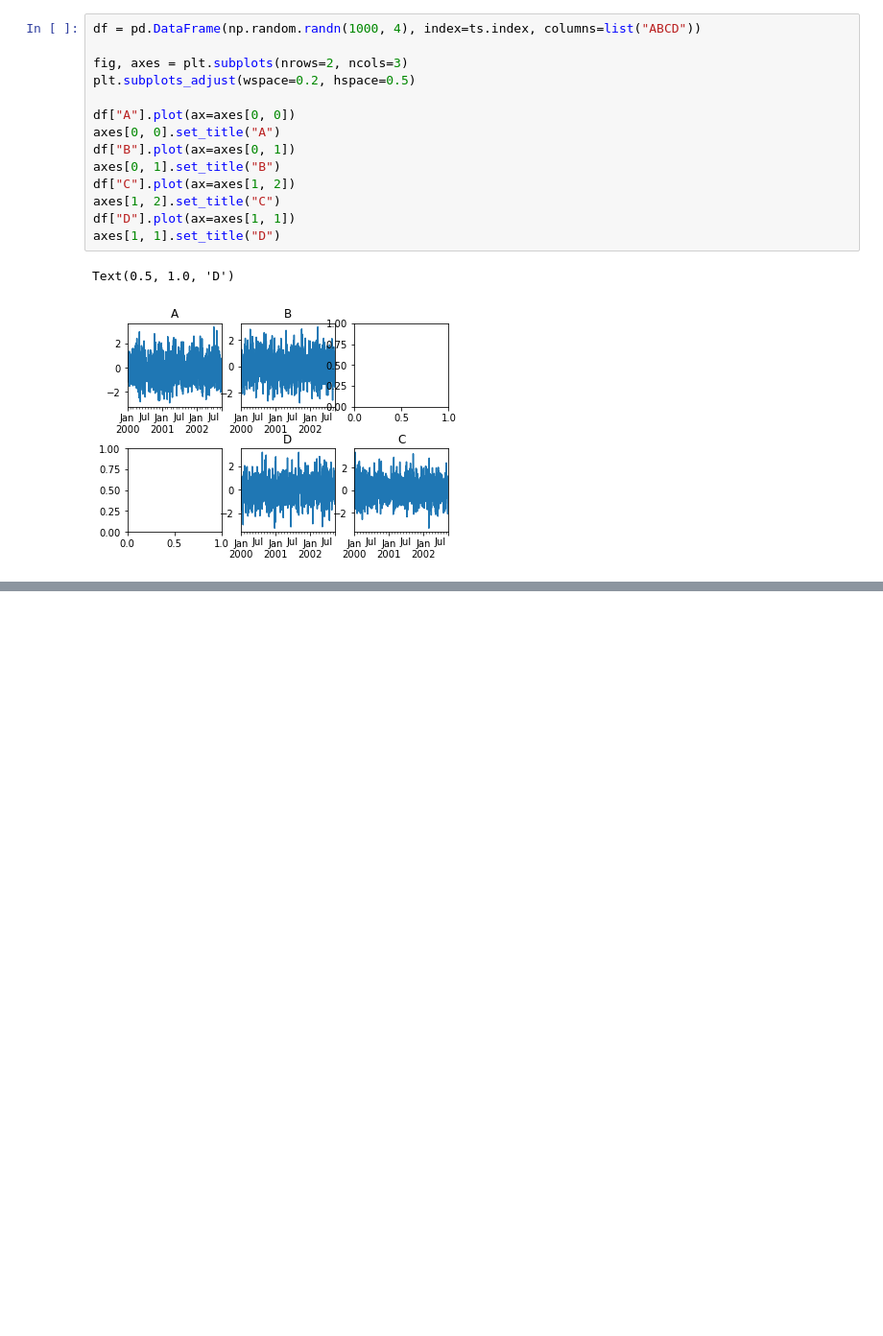
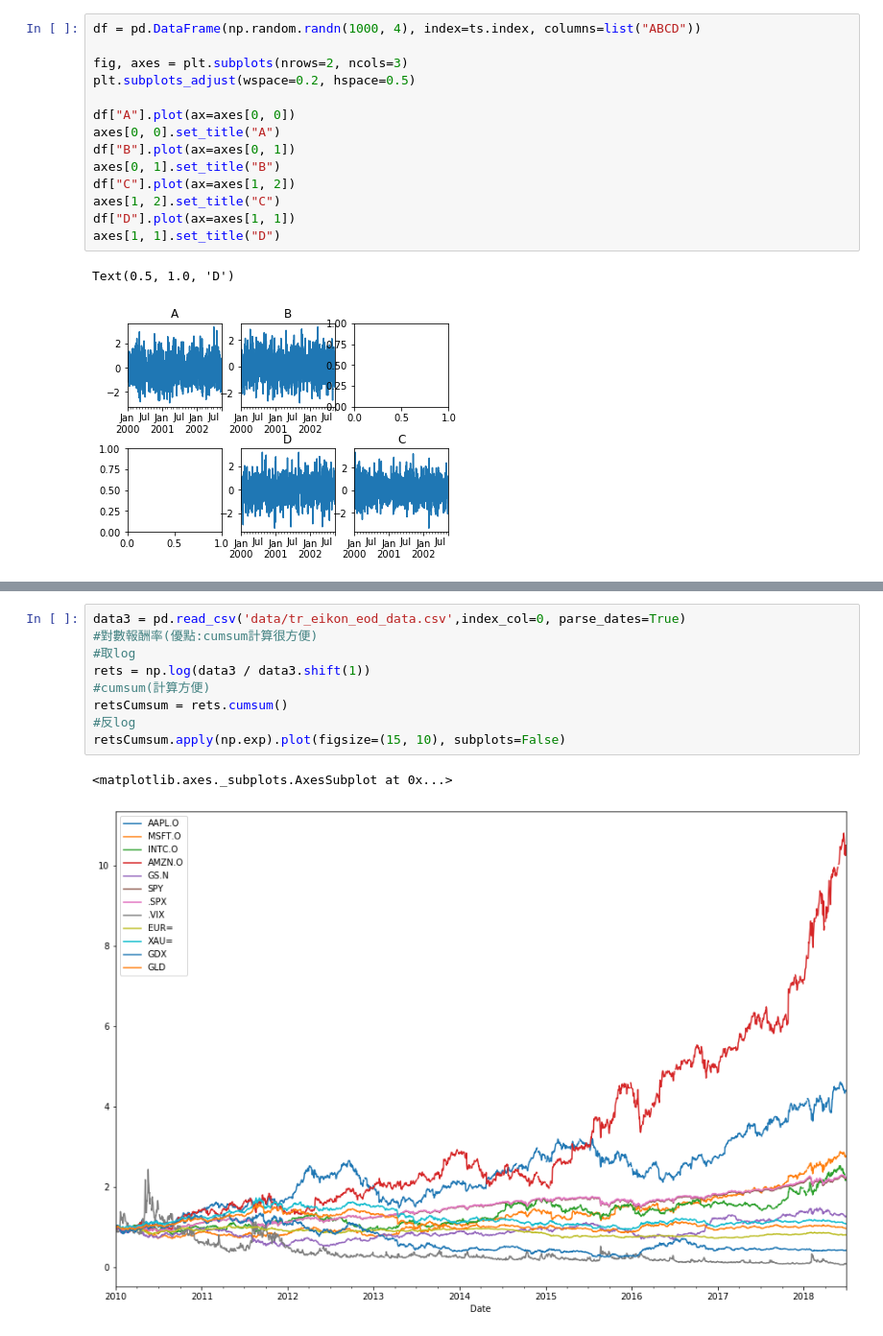
Before and after one commit to derinman/L_Python-Note, a Jupyter notebook: A02-12_Pandas Static Plot Visualization.ipynb, the cells around one changed output, grey strips where cells are left out. Shown at 96% size. Drawn from its saved outputs; the diff is of its cells as text; blank space fills up the shorter version.

```diff
--- a/A02-12_Pandas Static Plot Visualization.ipynb
+++ b/A02-12_Pandas Static Plot Visualization.ipynb
@@ -267,0 +295,12 @@ Text(0.5, 1.0, 'D')
+# %%
+data3 = pd.read_csv('data/tr_eikon_eod_data.csv',index_col=0, parse_dates=True)
+#對數報酬率(優點:cumsum計算很方便)
+#取log
+rets = np.log(data3 / data3.shift(1))
+#cumsum(計算方便)
+retsCumsum = rets.cumsum()
+#反log
+retsCumsum.apply(np.exp).plot(figsize=(15, 10), subplots=False)
+# %% [output]
+<matplotlib.axes._subplots.AxesSubplot at 0x...>
+[figure, added]
```
Also changed, not shown: parts of 2 cells of this notebook, 5 other files.
